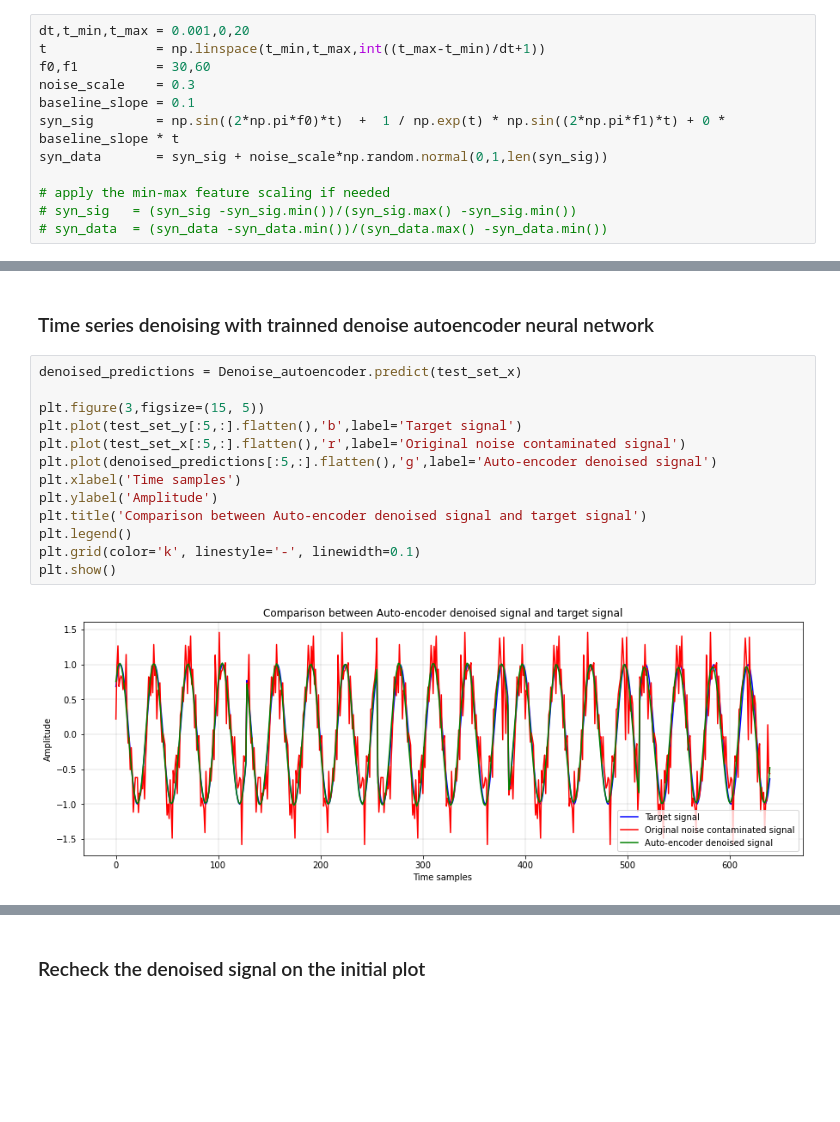
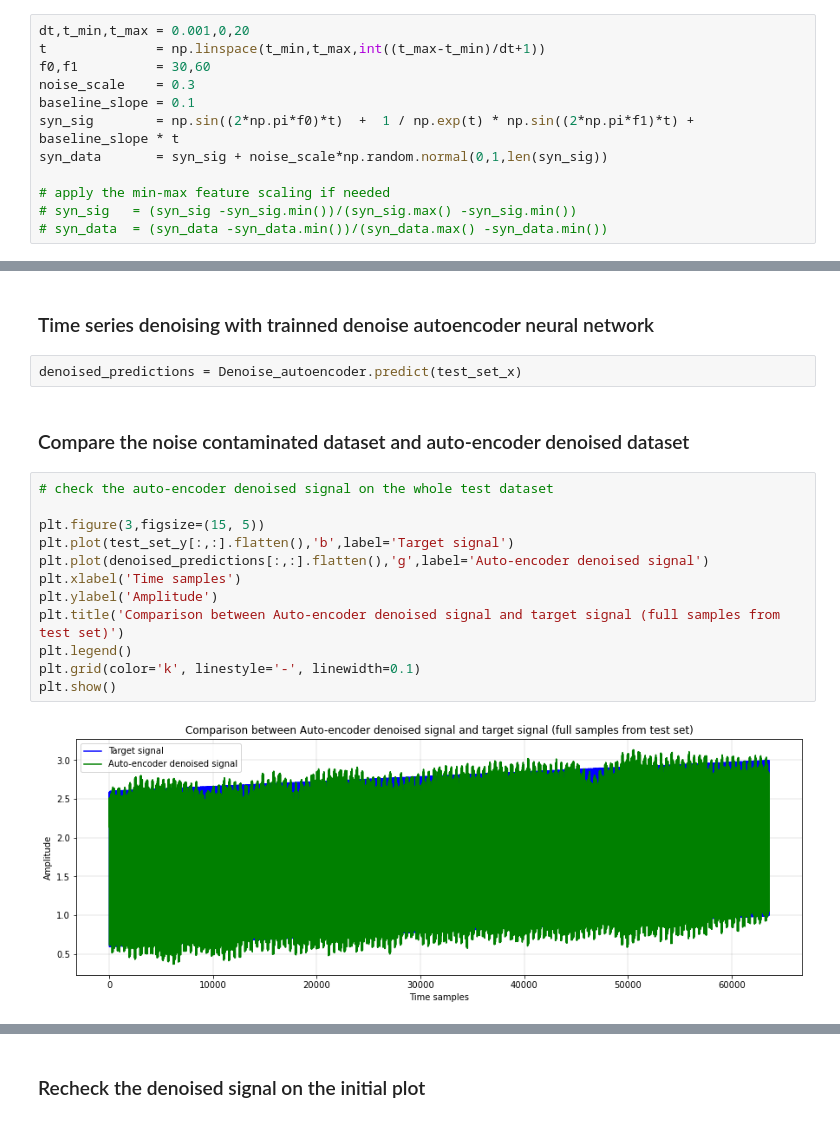
Before and after one commit to haozh7109/Machine-learning-and-deep-learning-project-and-practice, a Jupyter notebook: 06_My_Tensorflow2_Applications/JupyterNoteBook_Keynotes/TF2_Signal_Denoise_with_Autoencoder.ipynb, the cells around one changed output, grey strips where cells are left out. Drawn from its saved outputs; the diff is of its cells as text; blank space fills up the shorter version.

```diff
--- a/06_My_Tensorflow2_Applications/JupyterNoteBook_Keynotes/TF2_Signal_Denoise_with_Autoencoder.ipynb
+++ b/06_My_Tensorflow2_Applications/JupyterNoteBook_Keynotes/TF2_Signal_Denoise_with_Autoencoder.ipynb
@@ -41,7 +41,7 @@ t              = np.linspace(t_min,t_max,int((t_max-t_min)/dt+1))
 f0,f1          = 30,60
 noise_scale    = 0.3
 baseline_slope = 0.1
-syn_sig        = np.sin((2*np.pi*f0)*t)  +  1 / np.exp(t) * np.sin((2*np.pi*f1)*t) + 0 * baseline_slope * t
+syn_sig        = np.sin((2*np.pi*f0)*t)  +  1 / np.exp(t) * np.sin((2*np.pi*f1)*t) + baseline_slope * t
 syn_data       = syn_sig + noise_scale*np.random.normal(0,1,len(syn_sig))
 
 # apply the min-max feature scaling if needed
@@ -201,17 +201,20 @@ plt.show()
 # %% [markdown]
 ### Time series denoising with trainned denoise autoencoder neural network
+# %%
+denoised_predictions = Denoise_autoencoder.predict(test_set_x)
+# %% [markdown]
+### Compare the noise contaminated dataset and auto-encoder denoised dataset
 # %%
-denoised_predictions = Denoise_autoencoder.predict(test_set_x)
+# check the auto-encoder denoised signal on the whole test dataset
 
 plt.figure(3,figsize=(15, 5))
-plt.plot(test_set_y[:5,:].flatten(),'b',label='Target signal')
-plt.plot(test_set_x[:5,:].flatten(),'r',label='Original noise contaminated signal')
-plt.plot(denoised_predictions[:5,:].flatten(),'g',label='Auto-encoder denoised signal')
+plt.plot(test_set_y[:,:].flatten(),'b',label='Target signal')
+plt.plot(denoised_predictions[:,:].flatten(),'g',label='Auto-encoder denoised signal')
 plt.xlabel('Time samples')
 plt.ylabel('Amplitude')
-plt.title('Comparison between Auto-encoder denoised signal and target signal')
+plt.title('Comparison between Auto-encoder denoised signal and target signal (full samples from test set)')
 plt.legend()
 plt.grid(color='k', linestyle='-', linewidth=0.1)
 plt.show()
 # %% [output]
-[figure, old version]
+[figure, new version]
```
Also changed, not shown: parts of 7 cells of this notebook.
